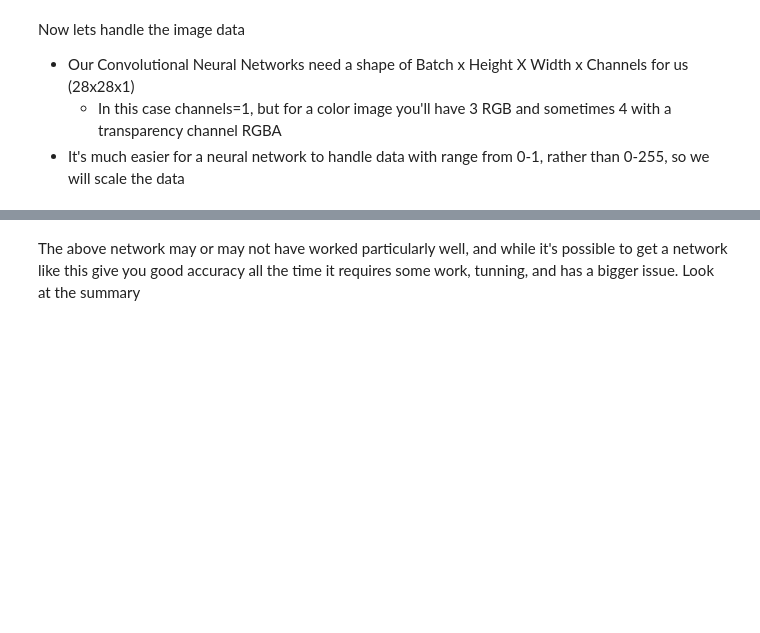
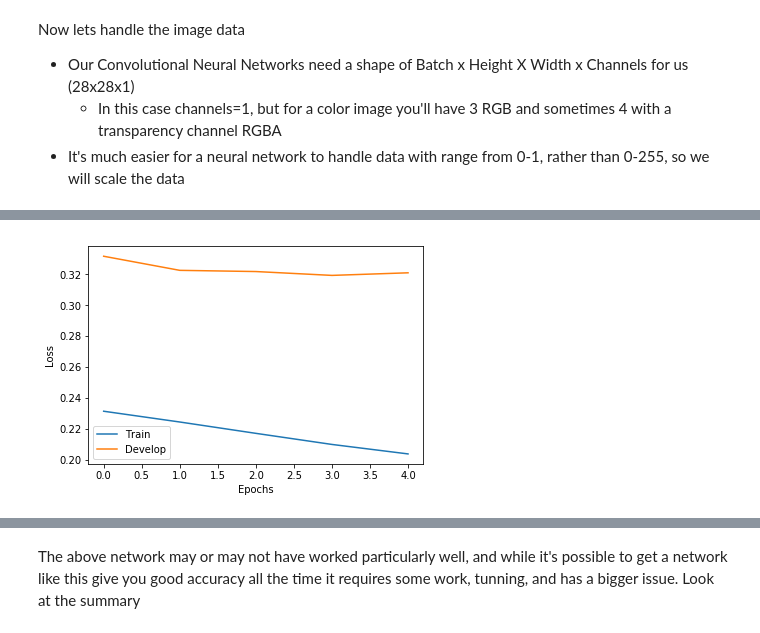
Before and after one commit to jsearcy1/racsml, a Jupyter notebook: notebooks/3-ConvolutionalNN.ipynb, the cells around one changed output, grey strips where cells are left out. Drawn from its saved outputs; the diff is of its cells as text; code cells hidden in the pictures; blank space fills up the shorter version.

```diff
--- a/notebooks/3-ConvolutionalNN.ipynb
+++ b/notebooks/3-ConvolutionalNN.ipynb
@@ -103,8 +175,9 @@ The results are stored as labels, but we'll want to work with a one-hot represen
 # %%
-Y_train = tf.keras.utils.to_categorical(y_train, 10)
-Y_test =  tf.keras.utils.to_categorical(y_test, 10)
+Y_train_one_hot = tf.keras.utils.to_categorical(Y_train, 10)
+Y_develop_one_hot =  tf.keras.utils.to_categorical(Y_develop, 10)
+Y_test_one_hot =  tf.keras.utils.to_categorical(Y_test, 10)
 
-print('Example',y_train[0],'=',Y_train[0])
+print('Example',Y_train[0],'=',Y_train_one_hot[0])
 # %% [output]
 Example 9 = [0. 0. 0. 0. 0. 0. 0. 0. 0. 1.]
 # %% [markdown]
@@ -153,6 +240,9 @@ We'll now build our model. A model in keras represents how to go from a set of i
 # %%
 input_layer=tf.keras.layers.Input( shape=X_train.shape[1:] ) # Shape here does not include the batch size
+
+## Here is our magic layer to turn image data into something a dense layer can use
 flat_input=tf.keras.layers.Flatten()(input_layer )#Dense layers take a shape of ( batch x features)
+##
 hidden_layer1=tf.keras.layers.Dense(100,activation='relu')(flat_input)
 hidden_layer2=tf.keras.layers.Dense(100,activation='relu')(hidden_layer1)
 output_layer=tf.keras.layers.Dense(n_targets,activation='softmax')(hidden_layer2)
@@ -164,9 +254,9 @@ dense_model.compile(loss='categorical_crossentropy',
 
 dense_model.summary()
 
-history=dense_model.fit(X_train, Y_train,
+history=dense_model.fit(X_train, Y_train_one_hot,
           batch_size=32, epochs=10, verbose=1,
-         validation_data=(X_test,Y_test)
+         validation_data=(X_develop,Y_develop_one_hot)
          )
 # %% [output]
 _________________________________________________________________
@@ -188,0 +289,12 @@ Epoch 10/10
+# %%
+#We'll do this a lot so lets put it in a function
+def plot_history(history):
+    plt.plot(history.history['loss'],label='Train')
+    plt.plot(history.history['val_loss'],label='Develop')
+    plt.xlabel('Epochs')
+    plt.ylabel('Loss')
+    plt.legend()
+    plt.show()
+plot_history(history)
+# %% [output]
+[figure, added]
```
Also changed, not shown: parts of 52 cells of this notebook, 1 other file.
